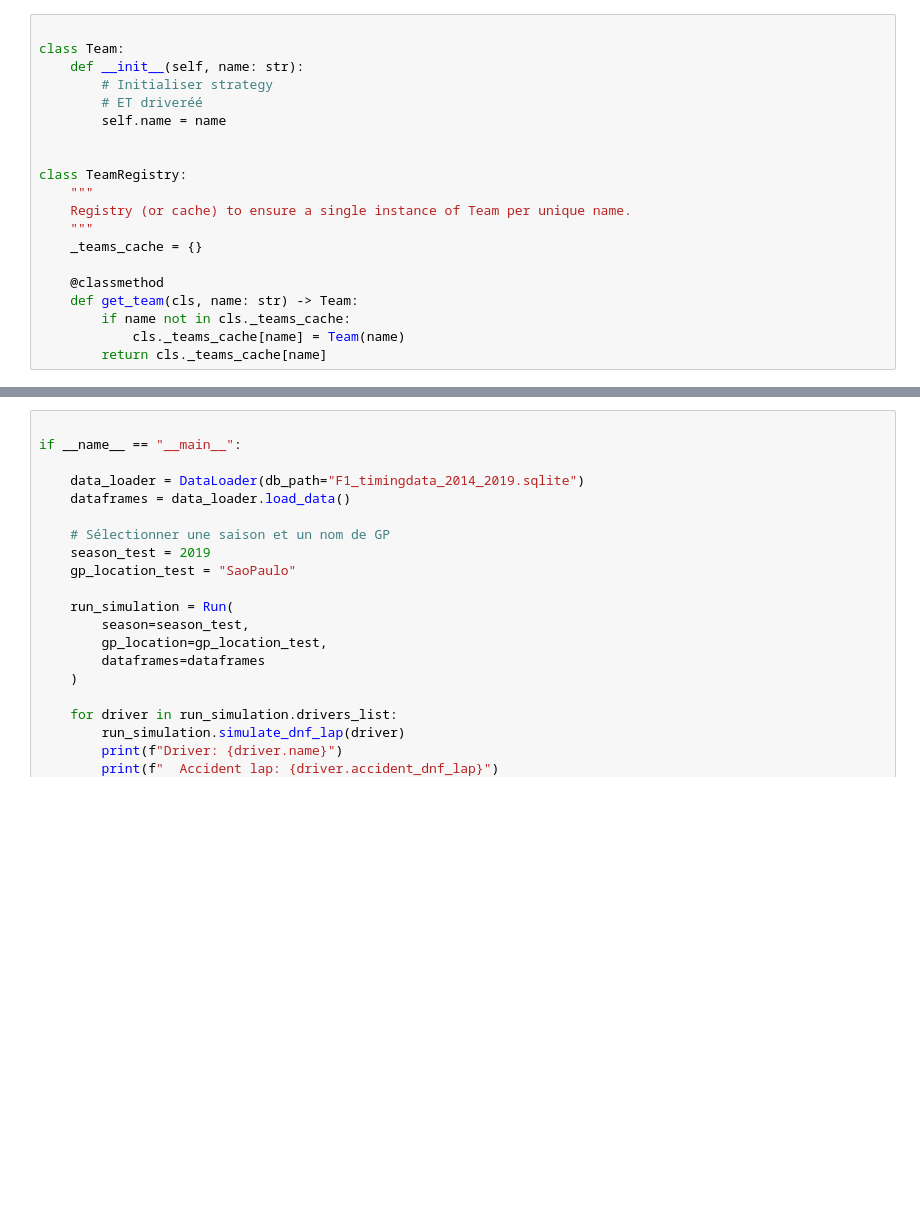
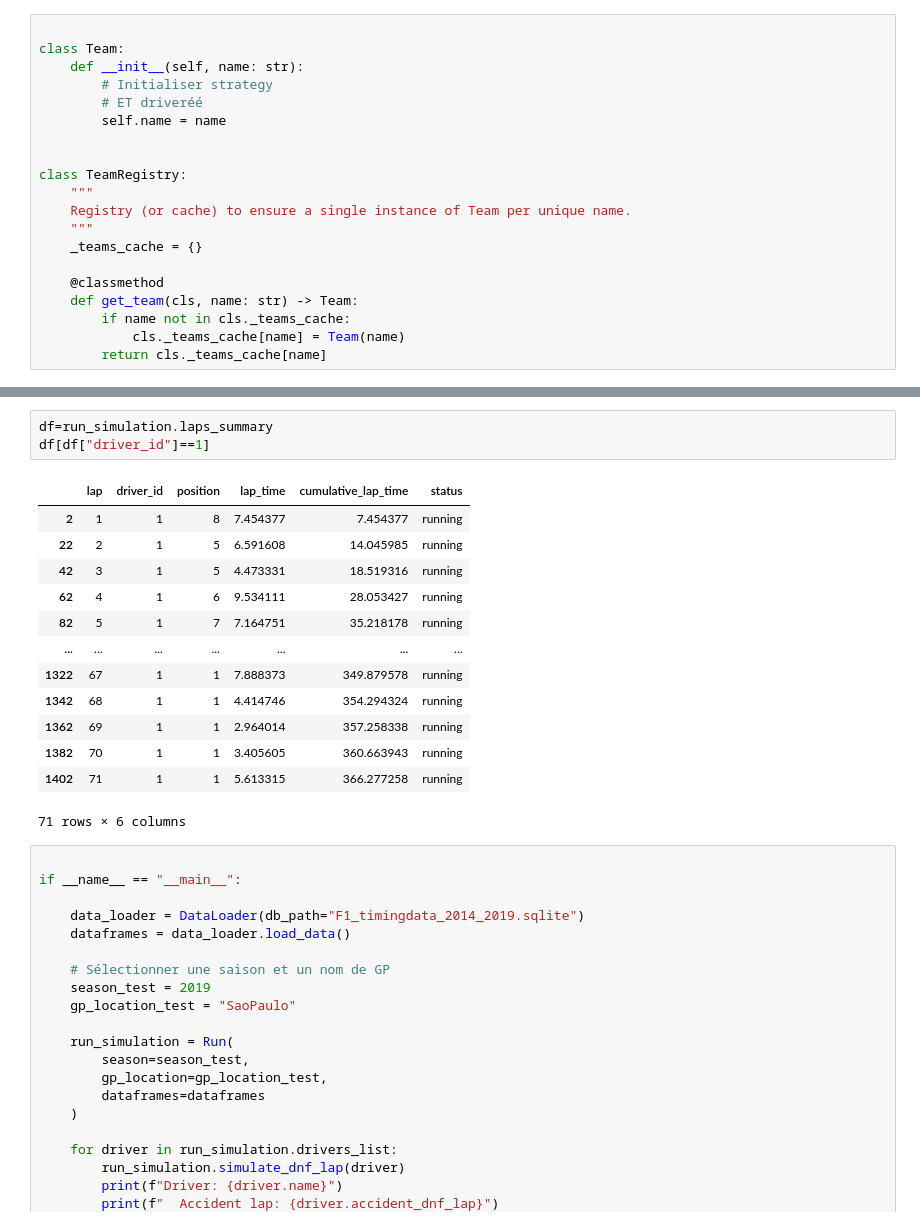
Before and after one commit to emy-olivieri/Formula_1_Race_Time_Simulation_and_Strategy_Optimization, a Jupyter notebook: notebook_classes.ipynb, the cells around one changed output, grey strips where cells are left out. Cells and saved outputs as stored; diff of their text form; blank space fills up the shorter version.

```diff
--- a/notebook_classes.ipynb
+++ b/notebook_classes.ipynb
@@ -742,4 +743,21 @@ Driver: Carlos Sainz Jnr, Cumulative Lap Time: 571.2677839354579
 1420 rows × 6 columns
+# %%
+df=run_simulation.laps_summary
+df[df["driver_id"]==1]
+# %% [output]
+|  | lap | driver_id | position | lap_time | cumulative_lap_time | status |
+| 2 | 1 | 1 | 8 | 7.454377 | 7.454377 | running |
+| 22 | 2 | 1 | 5 | 6.591608 | 14.045985 | running |
+| 42 | 3 | 1 | 5 | 4.473331 | 18.519316 | running |
+| 62 | 4 | 1 | 6 | 9.534111 | 28.053427 | running |
+| 82 | 5 | 1 | 7 | 7.164751 | 35.218178 | running |
+| ... | ... | ... | ... | ... | ... | ... |
+| 1322 | 67 | 1 | 1 | 7.888373 | 349.879578 | running |
+| 1342 | 68 | 1 | 1 | 4.414746 | 354.294324 | running |
+| 1362 | 69 | 1 | 1 | 2.964014 | 357.258338 | running |
+| 1382 | 70 | 1 | 1 | 3.405605 | 360.663943 | running |
+| 1402 | 71 | 1 | 1 | 5.613315 | 366.277258 | running |
+71 rows × 6 columns
 # %%
 
 if __name__ == "__main__":
```
Also changed, not shown: parts of 4 cells of this notebook, 20 other files.
